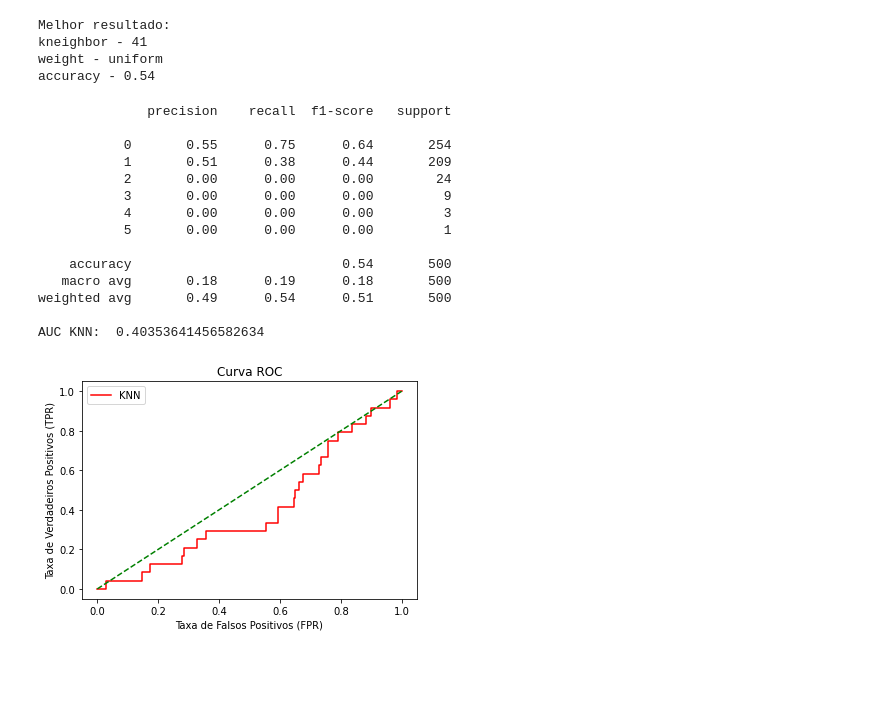
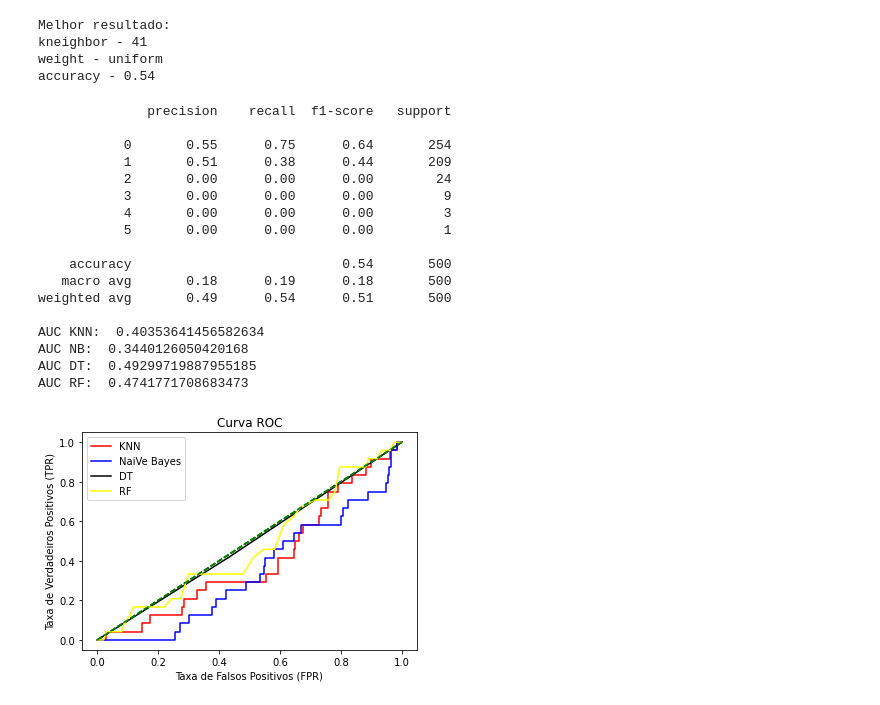
Before and after one commit to WillianCella/ModelosDeAprendizadoSupervisionado, a Jupyter notebook: Trabalho_1_–_Modelos_de_Aprendizado_Supervisionado.ipynb, the cells around one changed output. Saved outputs shown, nothing was run; the diff lists cells and outputs as text; code cells hidden in the pictures; blank space fills up the shorter version.

```diff
--- a/Trabalho_1_–_Modelos_de_Aprendizado_Supervisionado.ipynb
+++ b/Trabalho_1_–_Modelos_de_Aprendizado_Supervisionado.ipynb
@@ -83,32 +83,65 @@ confusion_matrix(y_teste,KNNBestPred)
 import matplotlib.pyplot as plt
 
 from sklearn import metrics
 def plot_roc_curve(fper, tper,cor,classsificador):
     plt.plot(fper, tper, color=cor, label=classsificador)
     plt.plot([0, 1], [0, 1], color="green", linestyle='--')
     plt.xlabel('Taxa de Falsos Positivos (FPR)')
     plt.ylabel('Taxa de Verdadeiros Positivos (TPR)')
     plt.title('Curva ROC')
     plt.legend()
-    plt.show()
+    #plt.show()
 
 y_score = KNN.predict_proba(x_teste)[:,1]
 fpr, tpr, thresholds = metrics.roc_curve(y_teste,y_score,pos_label=2)
 print("AUC KNN: ",metrics.auc(fpr,tpr))
 plot_roc_curve(fpr, tpr,"red","KNN")
+
+from sklearn.naive_bayes import GaussianNB
+NB = GaussianNB()
+NB.fit(x_treino,y_treino)
+y_score = NB.predict_proba(x_teste)[:,1]
+fpr, tpr, thresholds = metrics.roc_curve(y_teste,y_score,pos_label=2)
+print("AUC NB: ",metrics.auc(fpr,tpr))
+plot_roc_curve(fpr, tpr,"blue","NaiVe Bayes")
+
+from sklearn import tree
+DT = tree.DecisionTreeClassifier()
+DT.fit(x_treino,y_treino)
+y_score = DT.predict_proba(x_teste)[:,1]
+fpr, tpr, thresholds = metrics.roc_curve(y_teste,y_score,pos_label=2)
+print("AUC DT: ",metrics.auc(fpr,tpr))
+plot_roc_curve(fpr, tpr,"black","DT")
+
+#from sklearn.svm import SVC
+#SVM = SVC(kernel='linear')
+#SVM.fit(x, y)
+
+from sklearn.ensemble import RandomForestClassifier
+RF = RandomForestClassifier(n_estimators=100, max_depth=None,min_samples_split=2)
+RF.fit(x_treino,y_treino)
+y_score = RF.predict_proba(x_teste)[:,1]
+fpr, tpr, thresholds = metrics.roc_curve(y_teste,y_score,pos_label=2)
+print("AUC RF: ",metrics.auc(fpr,tpr))
+plot_roc_curve(fpr, tpr,"yellow","RF")
+
+plt.show()
 # %% [output]
               precision    recall  f1-score   support
 
            0       0.55      0.75      0.64       254
            1       0.51      0.38      0.44       209
            2       0.00      0.00      0.00        24
            3       0.00      0.00      0.00         9
            4       0.00      0.00      0.00         3
            5       0.00      0.00      0.00         1
 
     accuracy                           0.54       500
    macro avg       0.18      0.19      0.18       500
 weighted avg       0.49      0.54      0.51       500
 
 AUC KNN:  0.40353641456582634
+AUC NB:  0.3440126050420168
+AUC DT:  0.49299719887955185
+AUC RF:  0.4741771708683473
-[figure, old version]
+[figure, new version]
```
